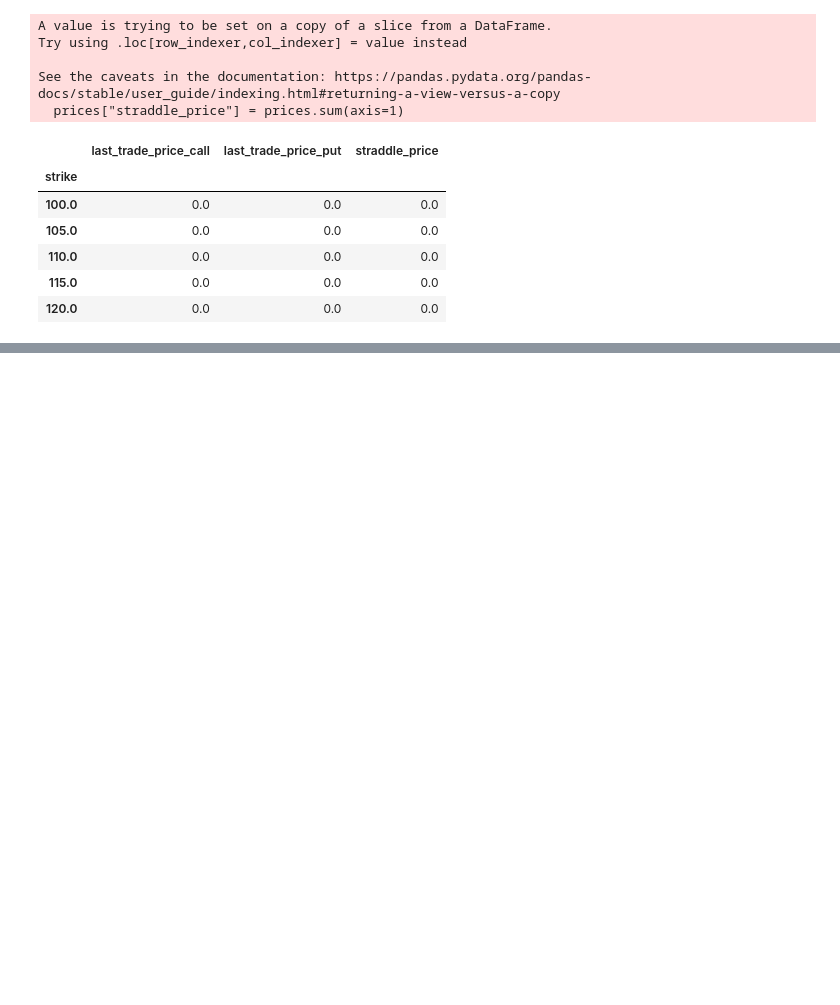
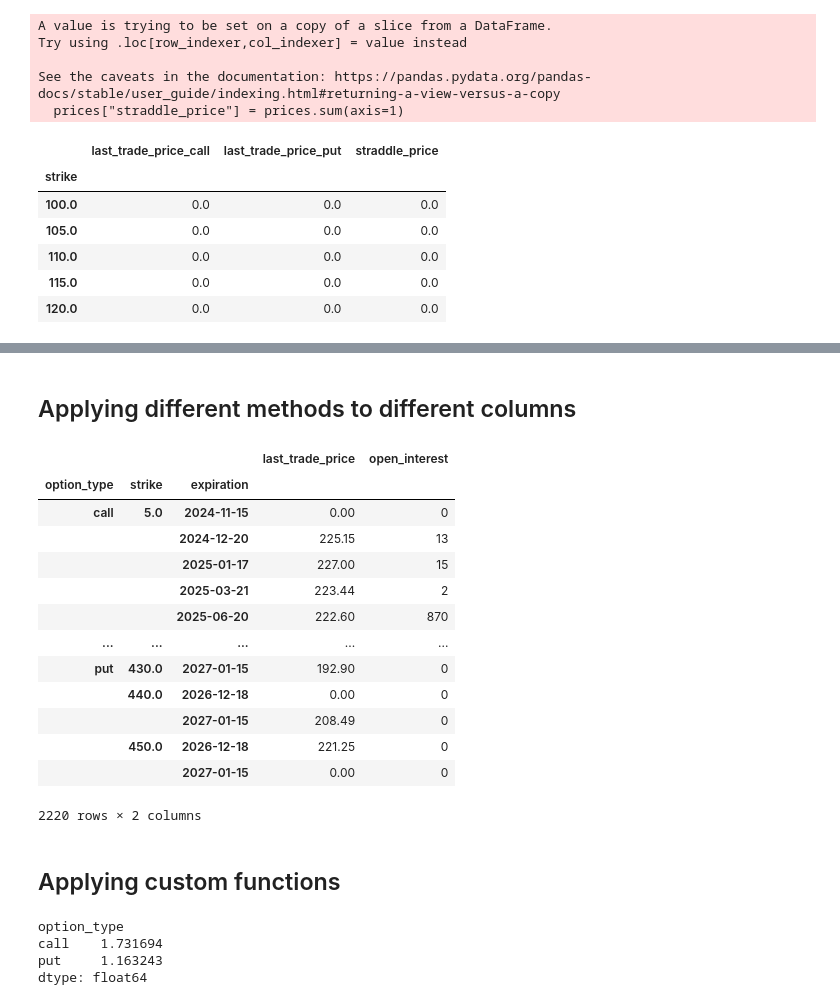
Before and after one commit to MichalPoleszczuk/Books, a Jupyter notebook: Python_for_Algorithmic_Trading_Cookbook/Chapter2/Notes_to_Chapter2.ipynb, the cells around one changed output, grey strips where cells are left out. Drawn from its saved outputs; the diff is of its cells as text; code cells hidden in the pictures; blank space fills up the shorter version.

```diff
--- a/Python_for_Algorithmic_Trading_Cookbook/Chapter2/Notes_to_Chapter2.ipynb
+++ b/Python_for_Algorithmic_Trading_Cookbook/Chapter2/Notes_to_Chapter2.ipynb
@@ -556,0 +585,40 @@ See the caveats in the documentation: https://pandas.pydata.org/pandas-docs/stab
+# %% [markdown]
+## Applying different methods to different columns
+# %%
+(
+chains
+    .groupby(
+        ["option_type", "strike", "expiration"]
+) .agg({
+        "last_trade_price": "max",
+        "open_interest": "sum"
+    })
+) #It offers a snapshot of the highest option price and total open interest for the call and put options
+# %% [output]
+|  |  |  | last_trade_price | open_interest |
+| option_type | strike | expiration |  |  |
+| call | 5.0 | 2024-11-15 | 0.00 | 0 |
+|  |  | 2024-12-20 | 225.15 | 13 |
+|  |  | 2025-01-17 | 227.00 | 15 |
+|  |  | 2025-03-21 | 223.44 | 2 |
+|  |  | 2025-06-20 | 222.60 | 870 |
+| ... | ... | ... | ... | ... |
+| put | 430.0 | 2027-01-15 | 192.90 | 0 |
+|  | 440.0 | 2026-12-18 | 0.00 | 0 |
+|  |  | 2027-01-15 | 208.49 | 0 |
+|  | 450.0 | 2026-12-18 | 221.25 | 0 |
+|  |  | 2027-01-15 | 0.00 | 0 |
+2220 rows × 2 columns
+# %% [markdown]
+## Applying custom functions
+# %%
+# if we want to use our own function we can use apply method
+# Calculate the average spread
+chains.groupby(["option_type"]).apply(lambda x: (x["ask"] - x["bid"]).mean())
+
+# here I calculate the average spread
+# %% [output]
+option_type
+call    1.731694
+put     1.163243
+dtype: float64
```
Also changed, not shown: parts of 16 cells of this notebook.
